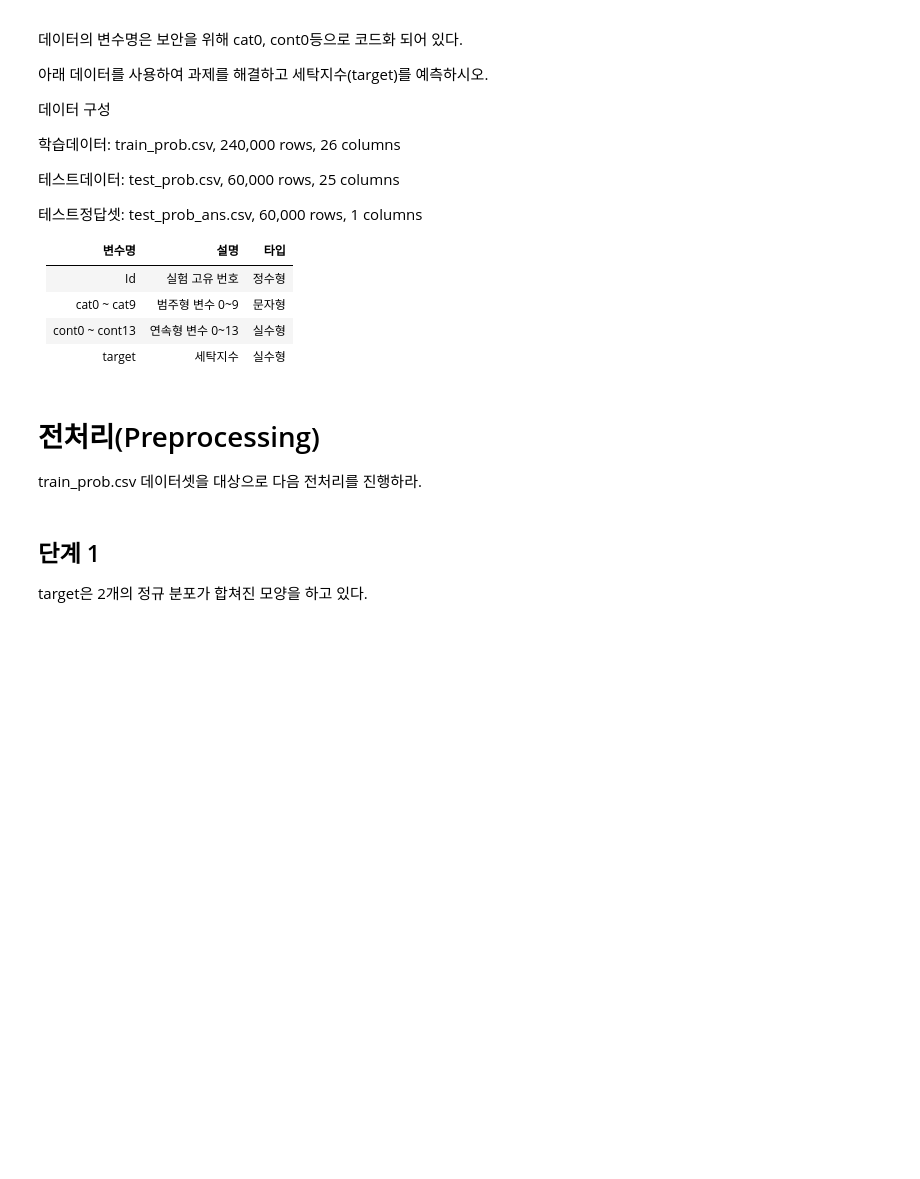
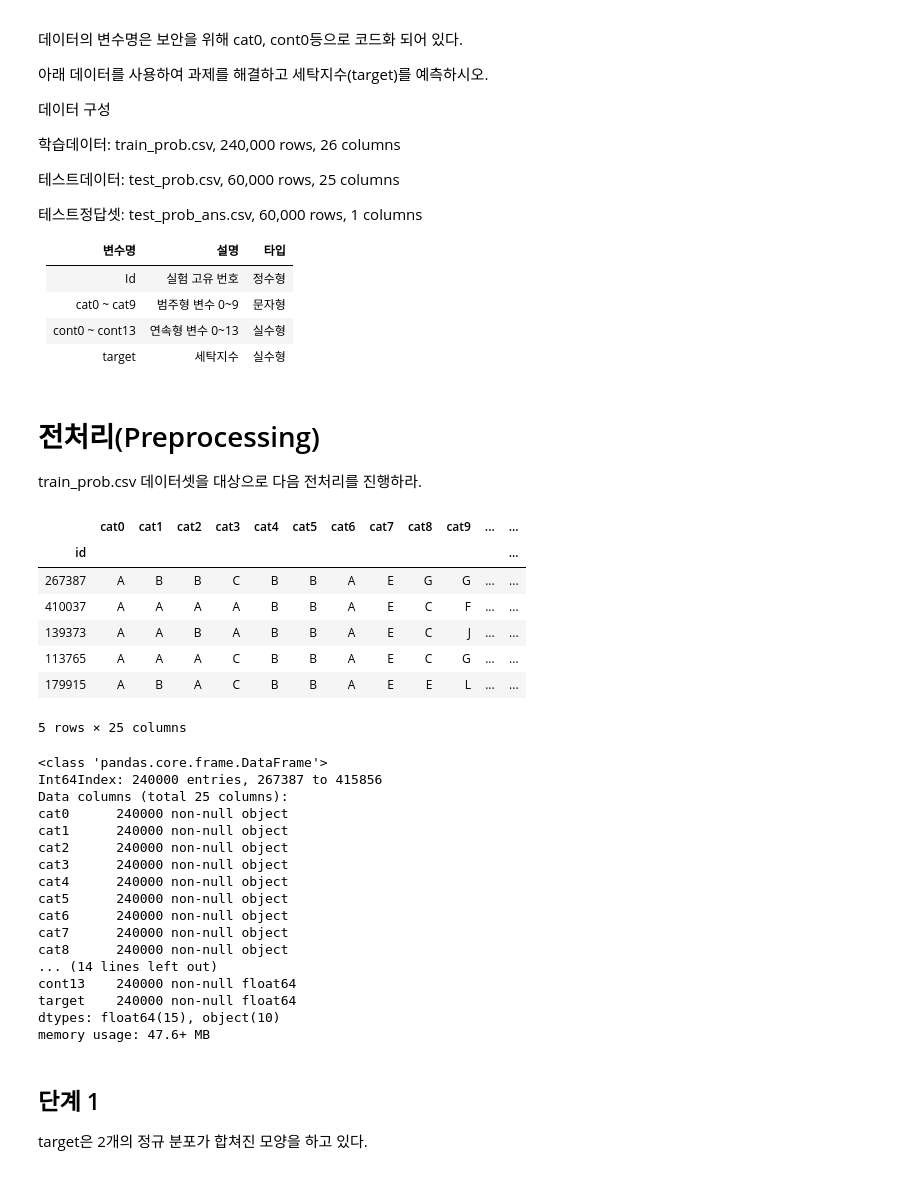
Before and after one commit to sunkusun9/DS_lv3_2503_2, a Jupyter notebook: sec_ds_lv3_prob2_prob.ipynb, the cells around one changed output. Drawn from its saved outputs; the diff is of its cells as text; code cells hidden in the pictures; blank space fills up the shorter version.

```diff
--- a/sec_ds_lv3_prob2_prob.ipynb
+++ b/sec_ds_lv3_prob2_prob.ipynb
@@ -79,6 +79,36 @@ mpl.rcParams['axes.unicode_minus'] = False
 # 전처리(Preprocessing)
 
 train_prob.csv 데이터셋을 대상으로 다음 전처리를 진행하라.
+# %%
+df_train = pd.read_csv('train_prob.csv', index_col = 'id')
+display(df_train.head())
+df_train.info()
+# %% [output]
+|  | cat0 | cat1 | cat2 | cat3 | cat4 | cat5 | cat6 | cat7 | cat8 | cat9 | ... | ... |
+| id |  |  |  |  |  |  |  |  |  |  |  | ... |
+| 267387 | A | B | B | C | B | B | A | E | G | G | ... | ... |
+| 410037 | A | A | A | A | B | B | A | E | C | F | ... | ... |
+| 139373 | A | A | B | A | B | B | A | E | C | J | ... | ... |
+| 113765 | A | A | A | C | B | B | A | E | C | G | ... | ... |
+| 179915 | A | B | A | C | B | B | A | E | E | L | ... | ... |
+5 rows × 25 columns
+<class 'pandas.core.frame.DataFrame'>
+Int64Index: 240000 entries, 267387 to 415856
+Data columns (total 25 columns):
+cat0      240000 non-null object
+cat1      240000 non-null object
+cat2      240000 non-null object
+cat3      240000 non-null object
+cat4      240000 non-null object
+cat5      240000 non-null object
+cat6      240000 non-null object
+cat7      240000 non-null object
+cat8      240000 non-null object
+... (14 lines left out)
+cont13    240000 non-null float64
+target    240000 non-null float64
+dtypes: float64(15), object(10)
+memory usage: 47.6+ MB
 # %% [markdown]
 ## 단계 1
 
```
Also changed, not shown: parts of 19 cells of this notebook.
